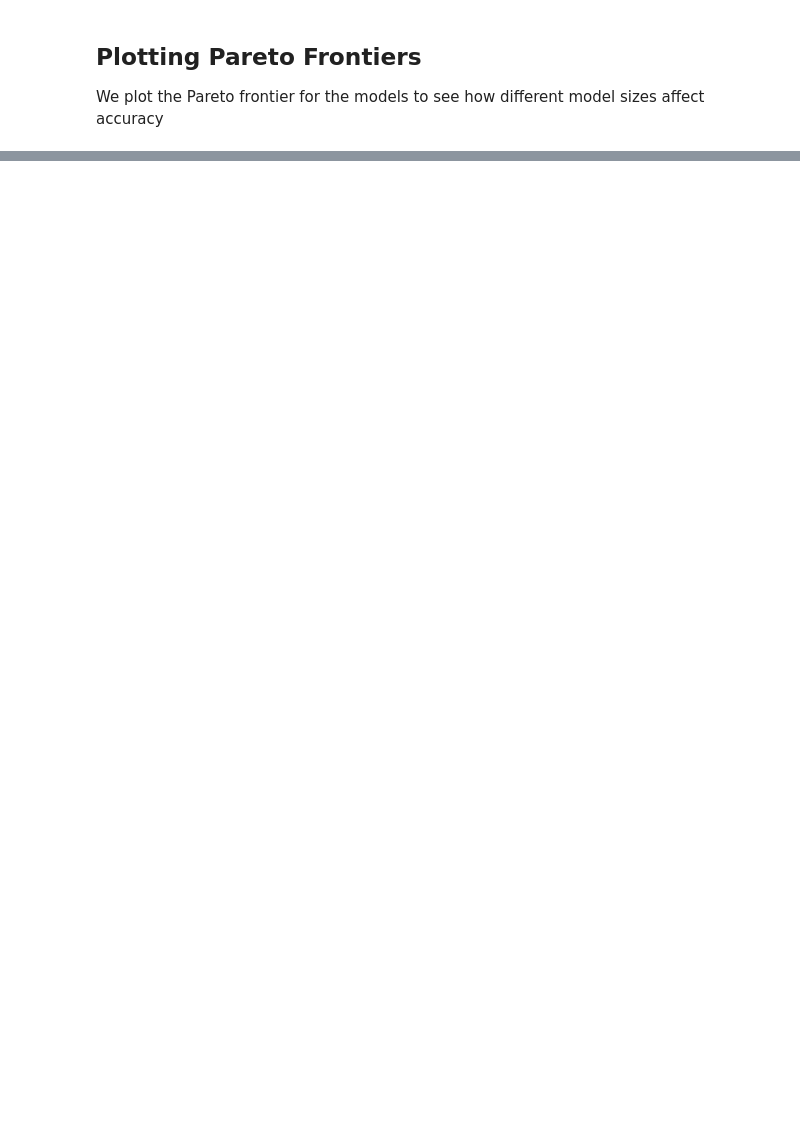
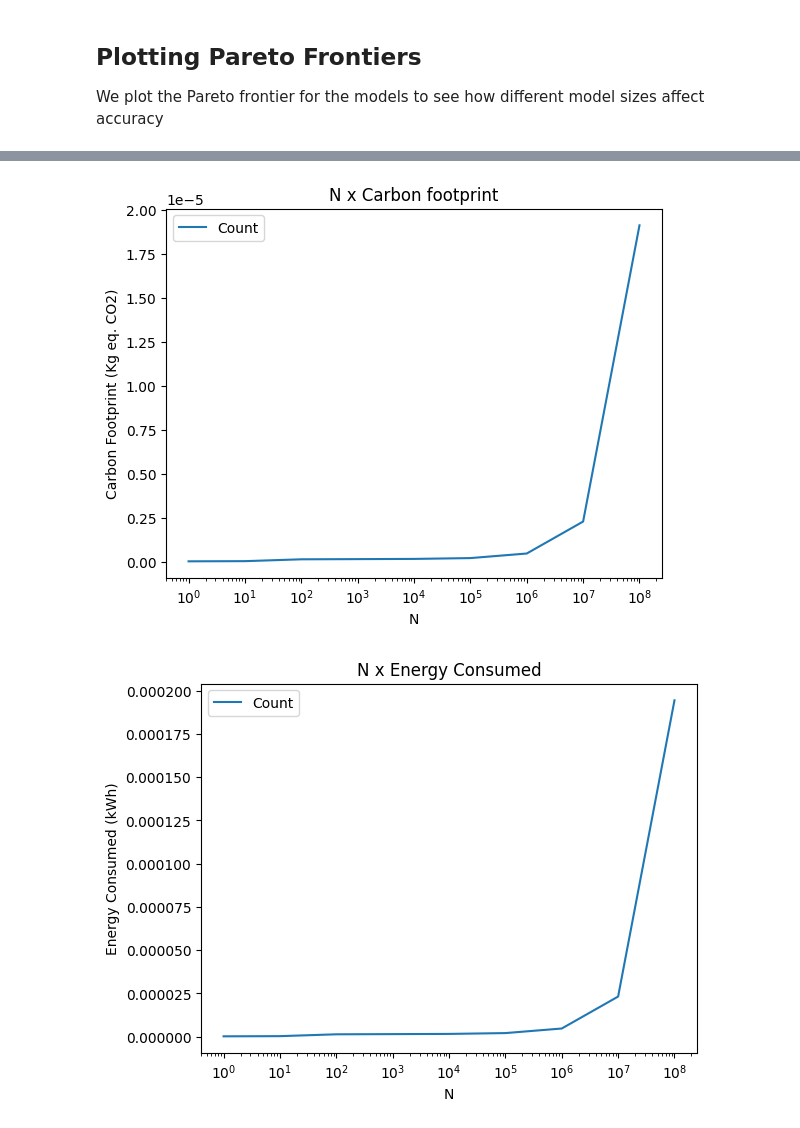
Before and after one commit to moraguma/AssortedNotebooks, a Jupyter notebook: ComparingNetworks/comparing.ipynb, the cells around one changed output, grey strips where cells are left out. Drawn from its saved outputs; the diff is of its cells as text; code cells hidden in the pictures; blank space fills up the shorter version.

Commit message:
Uses codecarbon to measure computational efficiency on comparingnetworks

```diff
--- a/ComparingNetworks/comparing.ipynb
+++ b/ComparingNetworks/comparing.ipynb
@@ -900,0 +912,29 @@ plot_pareto_frontier(pareto_frontier)
+# %%
+# Code carbon test
+
+from codecarbon import OfflineEmissionsTracker
+from tqdm.auto import tqdm
+
+def count_to(n):
+    x = 0
+    for i in tqdm(range(n)):
+        x += 1
+    return x
+
+tracker = OfflineEmissionsTracker(country_iso_code="BRA", log_level="error", save_to_file=False)
+data = {"Count": {"n": [1, 10, 100, 1000, 10000, 100000, 1000000, 10000000], "carbon_footprint": [], "energy_consumed": []}}
+
+for n in data["Count"]["n"]:
+    tracker.start()
+
+    count_to(n)
+
+    tracker.stop()
+    data["Count"]["carbon_footprint"].append(tracker.final_emissions_data.emissions)
+    data["Count"]["energy_consumed"].append(tracker.final_emissions_data.energy_consumed)
+
+plot_pareto_frontier(data, "n", "N", "carbon_footprint", "Carbon Footprint (Kg eq. CO2)", "N x Carbon footprint")
+plot_pareto_frontier(data, "n", "N", "energy_consumed", "Energy Consumed (kWh)", "N x Energy Consumed")
+# %% [output]
+[figure, added]
+[figure, added]
```
Also changed, not shown: parts of 14 cells of this notebook, 4 other files.
